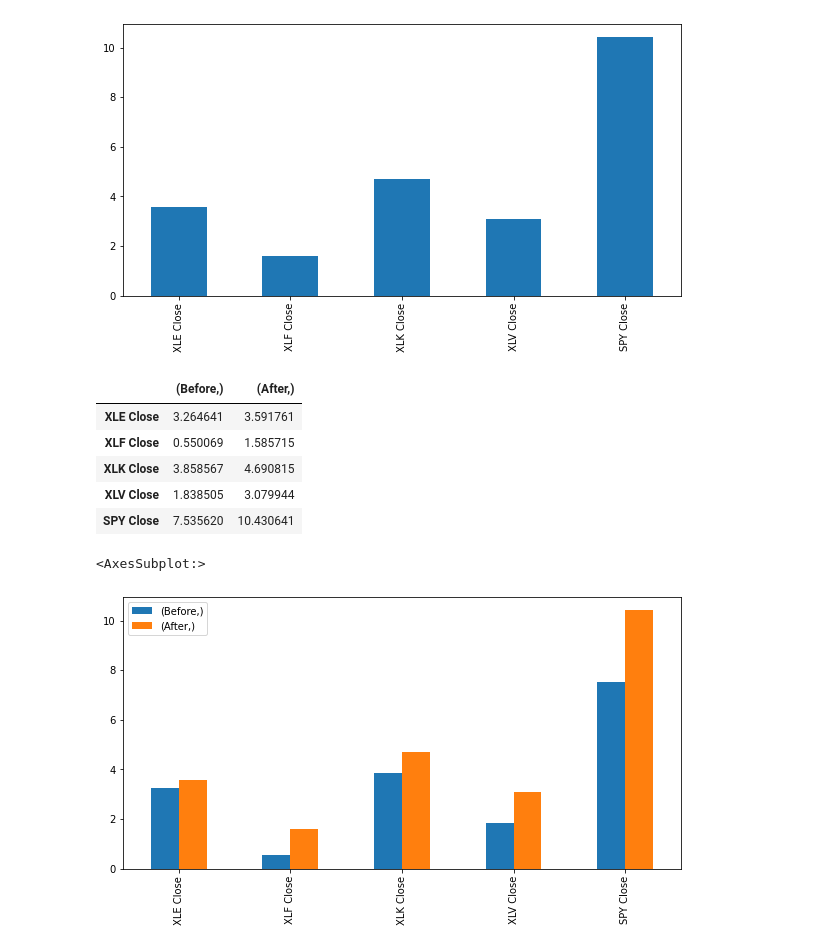
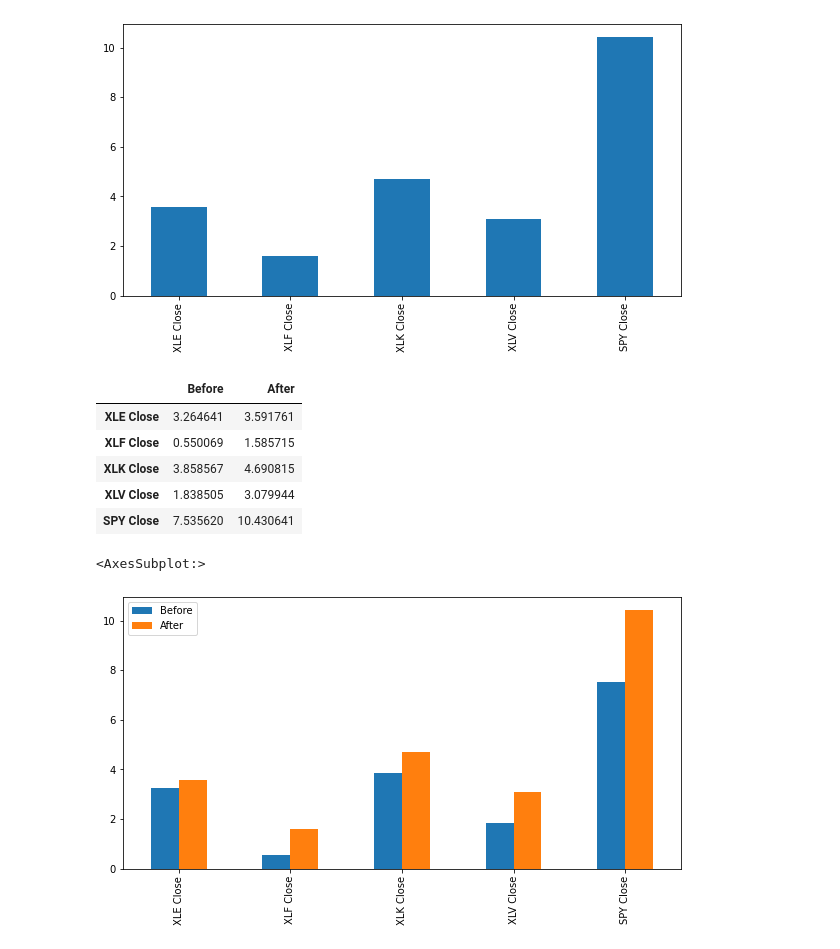
Before and after one commit to pdellis85/PoliStock, a Jupyter notebook: Viz-Test.ipynb, the cells around one changed output. Cells and saved outputs as stored; diff of their text form; code cells hidden in the pictures.

```diff
--- a/Viz-Test.ipynb
+++ b/Viz-Test.ipynb
@@ -503,10 +503,10 @@ after_election_biden_std.plot.bar(figsize=(10,5))
 # %%
 combined_biden = pd.concat([before_election_biden_std, after_election_biden_std], axis = 'columns', join= 'inner')
 
-combined_biden.columns = ['Before'],['After']
+combined_biden.columns = ['Before', 'After']
 combined_biden
 # %% [output]
-|  | (Before,) | (After,) |
+|  | Before | After |
 | XLE Close | 3.264641 | 3.591761 |
 | XLF Close | 0.550069 | 1.585715 |
 | XLK Close | 3.858567 | 4.690815 |
@@ -516,7 +516,7 @@ combined_biden
 combined_biden.plot.bar(figsize=(10,5))
 # %% [output]
 <AxesSubplot:>
-[figure, old version]
+[figure, new version]
 # %%
 before_election_trump_std = standard_deviation(before_election_trump)
 after_election_trump_std = standard_deviation(after_election_trump)
```
Also changed, not shown: parts of 10 cells of this notebook.
